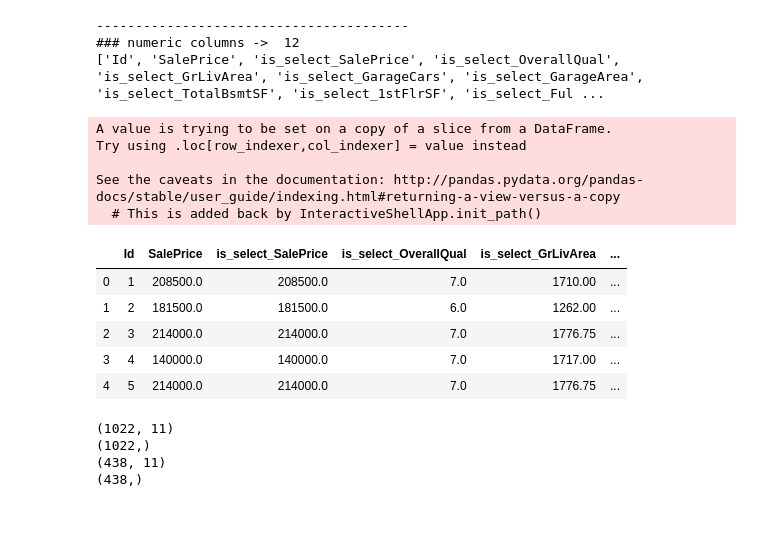
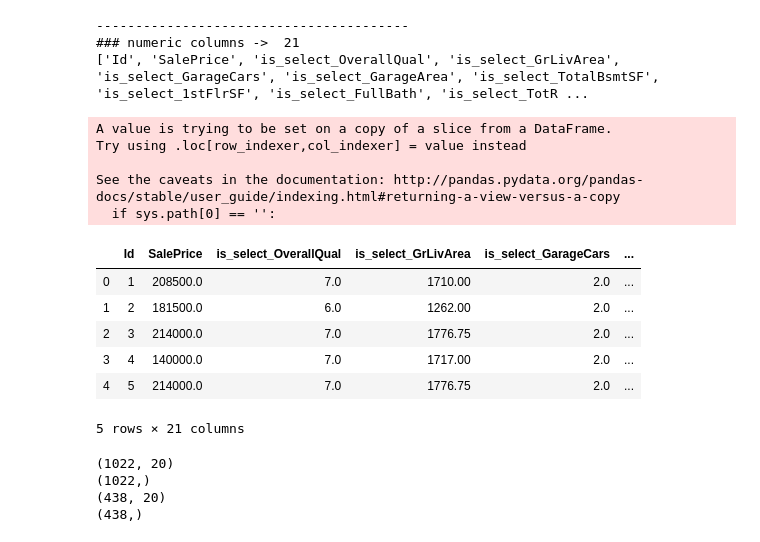
Before and after one commit to DataMining-GPABT/PredictPriceHouse, a Jupyter notebook: SourceCode/12_KNN_Classifier.ipynb, the cells around one changed output. Saved outputs shown, nothing was run; the diff lists cells and outputs as text; code cells hidden in the pictures.

```diff
--- a/SourceCode/12_KNN_Classifier.ipynb
+++ b/SourceCode/12_KNN_Classifier.ipynb
@@ -31,37 +31,41 @@ df.head()
 # %%
 #df_numeric = df.select_dtypes(include=[np.number])
 #numeric_cols = df_numeric.columns.values
 
 IsSelect = [col for col in df.columns if 'is_select_'  in col]
 IsSelect.insert(0, 'Id')
 IsSelect.insert(1, 'SalePrice')
 
 df_numeric  = df[IsSelect]
 numeric_cols = IsSelect
 
-df_numeric["SalePrice"] = df_numeric["is_select_SalePrice"]
+if set(['SalePrice']).issubset(df.columns):
+    df_numeric["SalePrice"] = df_numeric["is_select_SalePrice"]
+    df_numeric = df_numeric.drop('is_select_SalePrice', axis=1)
+    IsSelect.remove("is_select_SalePrice")
 
 print("----------------------------------------")
 print("### numeric columns -> ",len(numeric_cols))
 print(numeric_cols)
 
 
 df_numeric.head()
 # %% [output]
 ----------------------------------------
-### numeric columns ->  12
-['Id', 'SalePrice', 'is_select_SalePrice', 'is_select_OverallQual', 'is_select_GrLivArea', 'is_select_GarageCars', 'is_select_GarageArea', 'is_select_TotalBsmtSF', 'is_select_1stFlrSF', 'is_select_Ful ...
+### numeric columns ->  21
+['Id', 'SalePrice', 'is_select_OverallQual', 'is_select_GrLivArea', 'is_select_GarageCars', 'is_select_GarageArea', 'is_select_TotalBsmtSF', 'is_select_1stFlrSF', 'is_select_FullBath', 'is_select_TotR ...
 A value is trying to be set on a copy of a slice from a DataFrame.
 Try using .loc[row_indexer,col_indexer] = value instead
 
 See the caveats in the documentation: http://pandas.pydata.org/pandas-docs/stable/user_guide/indexing.html#returning-a-view-versus-a-copy
-  # This is added back by InteractiveShellApp.init_path()
+  if sys.path[0] == '':
-|  | Id | SalePrice | is_select_SalePrice | is_select_OverallQual | is_select_GrLivArea | ... |
-| 0 | 1 | 208500.0 | 208500.0 | 7.0 | 1710.00 | ... |
-| 1 | 2 | 181500.0 | 181500.0 | 6.0 | 1262.00 | ... |
-| 2 | 3 | 214000.0 | 214000.0 | 7.0 | 1776.75 | ... |
-| 3 | 4 | 140000.0 | 140000.0 | 7.0 | 1717.00 | ... |
-| 4 | 5 | 214000.0 | 214000.0 | 7.0 | 1776.75 | ... |
+|  | Id | SalePrice | is_select_OverallQual | is_select_GrLivArea | is_select_GarageCars | ... |
+| 0 | 1 | 208500.0 | 7.0 | 1710.00 | 2.0 | ... |
+| 1 | 2 | 181500.0 | 6.0 | 1262.00 | 2.0 | ... |
+| 2 | 3 | 214000.0 | 7.0 | 1776.75 | 2.0 | ... |
+| 3 | 4 | 140000.0 | 7.0 | 1717.00 | 2.0 | ... |
+| 4 | 5 | 214000.0 | 7.0 | 1776.75 | 2.0 | ... |
+5 rows × 21 columns
 # %%
 #Create train and test set
 #########################
@@ -85,9 +89,9 @@ print(x_test.shape)
 #y_test.head()
 print(y_test.shape)
 # %% [output]
-(1022, 11)
+(1022, 20)
 (1022,)
-(438, 11)
+(438, 20)
 (438,)
 # %%
 x_train.head()
```
Also changed, not shown: parts of 13 cells of this notebook, 1 other file.
